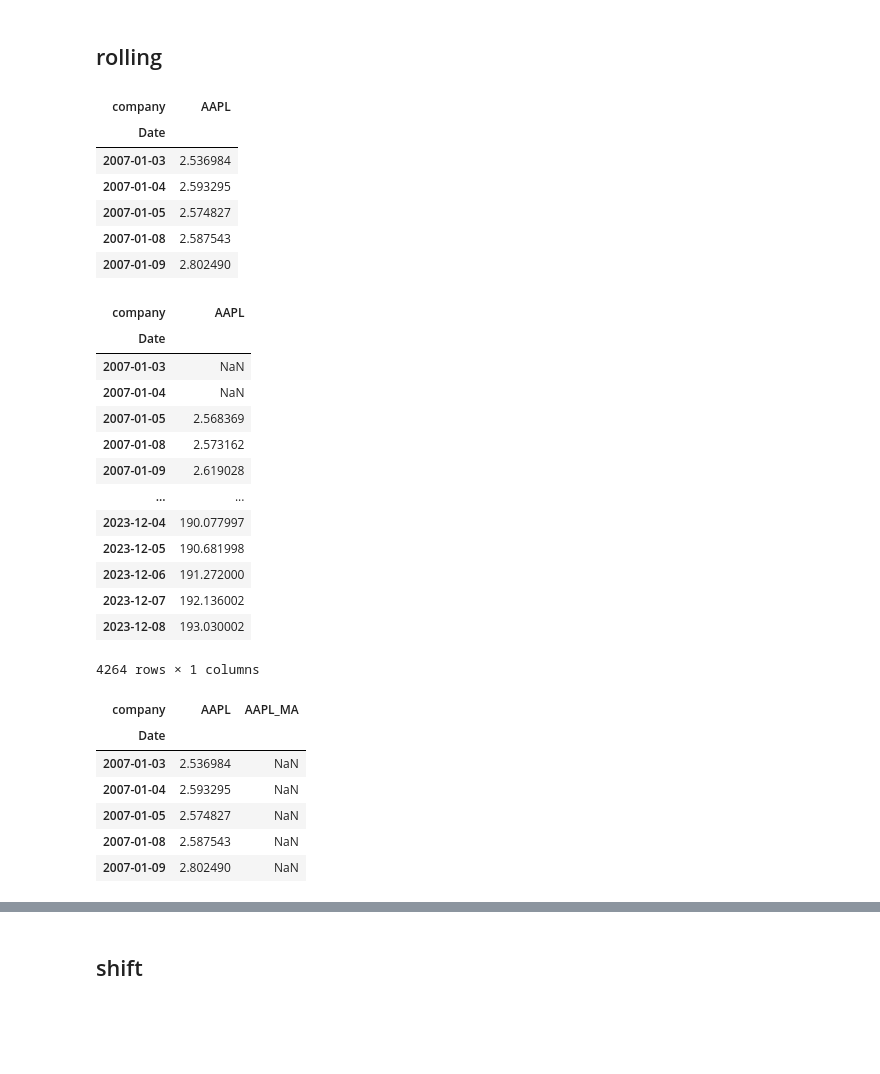
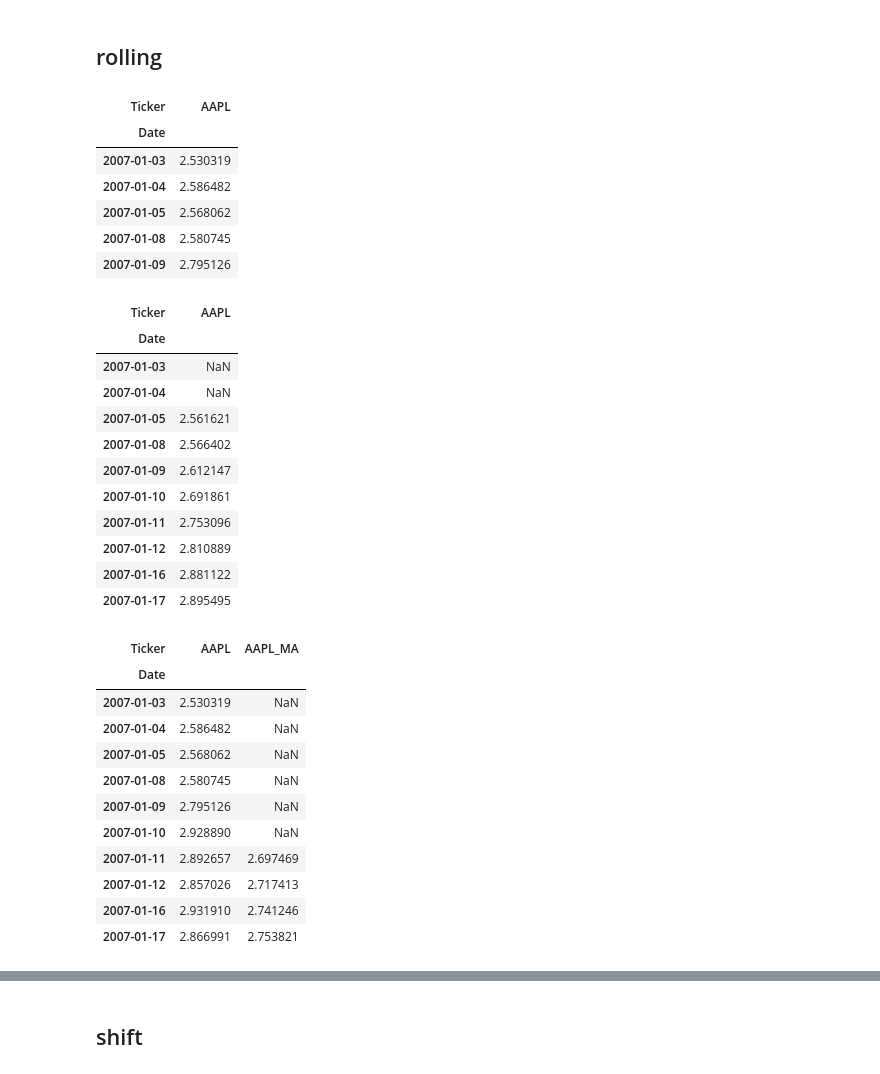
Before and after one commit to igumnov-daniel/HOCK_FEBRUARY_2023, a Jupyter notebook: 09_pandas/9_2_groupby.ipynb, the cells around one changed output, grey strips where cells are left out. Saved outputs shown, nothing was run; the diff lists cells and outputs as text; code cells hidden in the pictures; blank space fills up the shorter version.

```diff
--- a/09_pandas/9_2_groupby.ipynb
+++ b/09_pandas/9_2_groupby.ipynb
@@ -954,6 +954,6 @@ ModuleNotFoundError: No module named 'yfinance'
 # %%
 start_date = "2007-01-01"  # начало периода
-end_date = "2023-12-09"  # конец периода
+end_date = "2024-05-11"  # конец периода
 ticker = "GOOGL MSFT AAPL AMZN"
 
 data = yf.download(ticker, start_date, end_date)
@@ -1013,8 +1013,9 @@ https://www.marsja.se/pandas-convert-column-to-datetime/
 # %%
 # data_unstacked.read_csv("./data_unstacked_yfinance.tsv", sep='\t', encoding='utf8')
 # %%
-df = data_unstacked[data_unstacked.val_type == "Adj Close"].pivot(
-    index="Date", values="value", columns="company"
-)
+# df = data_unstacked[data_unstacked.val_type == "Adj Close"].pivot(
+#     index="Date", values="value", columns="company"
+# )
+df = data['Adj Close']
 df.head()
 # %% [output]
@@ -1286,50 +1326,53 @@ sns.lineplot(
 AAPL = df[["AAPL"]]
 AAPL.head()
 # %% [output]
-| company | AAPL |
+| Ticker | AAPL |
 | Date |  |
-| 2007-01-03 | 2.536984 |
-| 2007-01-04 | 2.593295 |
-| 2007-01-05 | 2.574827 |
-| 2007-01-08 | 2.587543 |
-| 2007-01-09 | 2.802490 |
+| 2007-01-03 | 2.530319 |
+| 2007-01-04 | 2.586482 |
+| 2007-01-05 | 2.568062 |
+| 2007-01-08 | 2.580745 |
+| 2007-01-09 | 2.795126 |
 # %%
 AAPL.rolling(
     window=5,
     min_periods=3,
-).mean()
+).mean().head(10)
 # %% [output]
-| company | AAPL |
+| Ticker | AAPL |
 | Date |  |
 | 2007-01-03 | NaN |
 | 2007-01-04 | NaN |
-| 2007-01-05 | 2.568369 |
-| 2007-01-08 | 2.573162 |
-| 2007-01-09 | 2.619028 |
-| ... | ... |
-| 2023-12-04 | 190.077997 |
-| 2023-12-05 | 190.681998 |
-| 2023-12-06 | 191.272000 |
-| 2023-12-07 | 192.136002 |
-| 2023-12-08 | 193.030002 |
+| 2007-01-05 | 2.561621 |
+| 2007-01-08 | 2.566402 |
+| 2007-01-09 | 2.612147 |
+| 2007-01-10 | 2.691861 |
+| 2007-01-11 | 2.753096 |
+| 2007-01-12 | 2.810889 |
+| 2007-01-16 | 2.881122 |
+| 2007-01-17 | 2.895495 |
-4264 rows × 1 columns
 # %%
 AAPL = AAPL.join(
     AAPL.rolling(
         window=10,
         min_periods=7,
     ).mean(),
     rsuffix="_MA",
 )
-AAPL.head()
+AAPL.head(10)
 # %% [output]
-| company | AAPL | AAPL_MA |
+| Ticker | AAPL | AAPL_MA |
 | Date |  |  |
-| 2007-01-03 | 2.536984 | NaN |
-| 2007-01-04 | 2.593295 | NaN |
-| 2007-01-05 | 2.574827 | NaN |
-| 2007-01-08 | 2.587543 | NaN |
-| 2007-01-09 | 2.802490 | NaN |
+| 2007-01-03 | 2.530319 | NaN |
+| 2007-01-04 | 2.586482 | NaN |
+| 2007-01-05 | 2.568062 | NaN |
+| 2007-01-08 | 2.580745 | NaN |
+| 2007-01-09 | 2.795126 | NaN |
+| 2007-01-10 | 2.928890 | NaN |
+| 2007-01-11 | 2.892657 | 2.697469 |
+| 2007-01-12 | 2.857026 | 2.717413 |
+| 2007-01-16 | 2.931910 | 2.741246 |
+| 2007-01-17 | 2.866991 | 2.753821 |
 # %%
 sns.lineplot(
     AAPL[(AAPL.index.year >= 2020) & (AAPL.index.year <= 2023)].reset_index().melt(id_vars='Date'),
```
Also changed, not shown: parts of 38 cells of this notebook, 3 other files.
